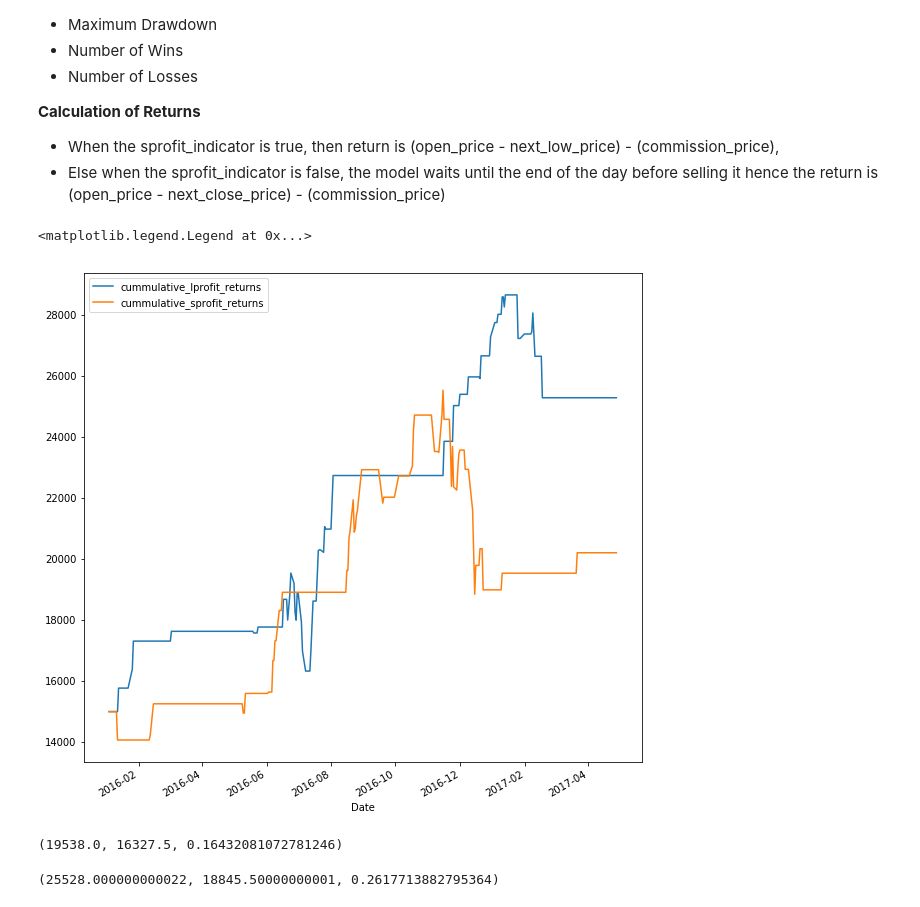
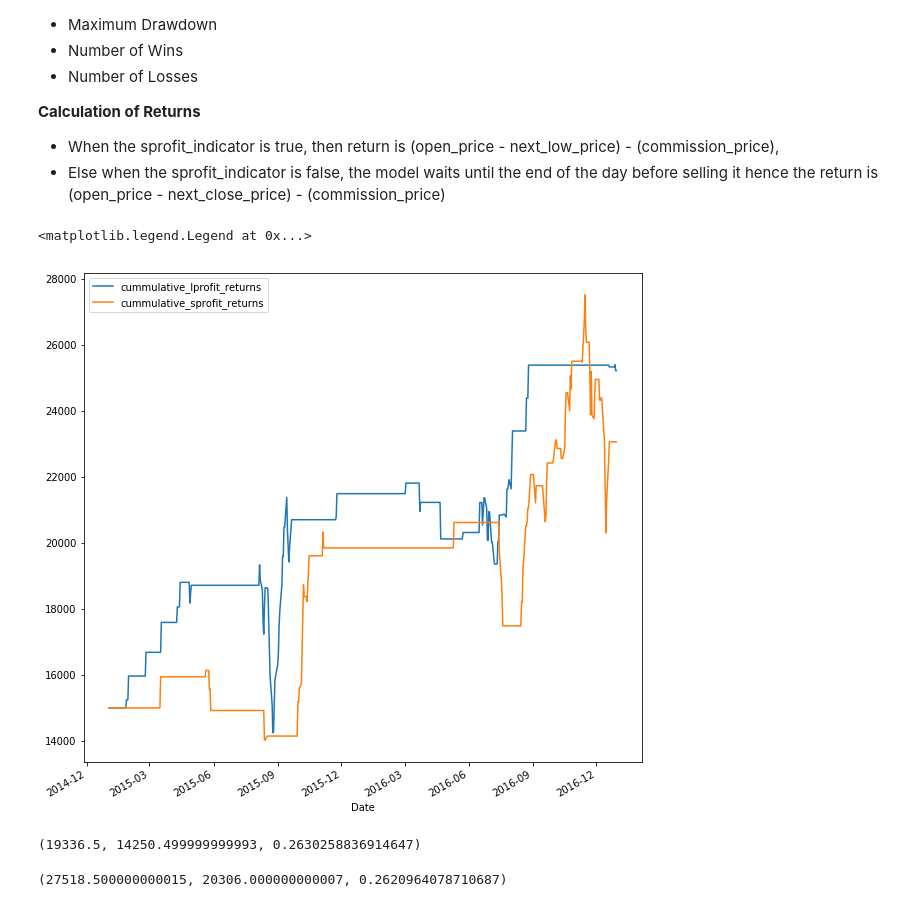
Before and after one commit to praveenbysani/cl3ofunds, a Jupyter notebook: FCPO_Modeling.ipynb, the cells around one changed output. Saved outputs shown, nothing was run; the diff lists cells and outputs as text; code cells hidden in the pictures.

```diff
--- a/FCPO_Modeling.ipynb
+++ b/FCPO_Modeling.ipynb
@@ -156,7 +153,7 @@ fcpo_sprofit_traindata,fcpo_sprofit_trainlabels,fcpo_sprofit_testdata,fcpo_sprof
 # %% [markdown]
 #### Random Forrest
 # %%
-rf_sprofit= RandomForestClassifier(n_estimators=300,max_depth=12,min_samples_split=4,
+rf_sprofit= RandomForestClassifier(n_estimators=300,max_depth=20,min_samples_split=4,
                                   min_samples_leaf=4,criterion='entropy')
 rf_sprofit,rf_sprofit_cval_scores=buil_cross_validated_model(rf_sprofit,fcpo_sprofit_traindata,fcpo_sprofit_trainlabels,
                                                                 fcpo_tsplit)
@@ -166,8 +163,8 @@ rf_sprofit_test_predlabels=rf_sprofit.predict(fcpo_sprofit_testdata)
 # %% [markdown]
 #### GBM
 # %%
-gbm_sprofit=GradientBoostingClassifier(n_estimators=200,max_depth=15,min_samples_leaf=4,
-                                       min_samples_split=4,learning_rate=0.1)
+gbm_sprofit=GradientBoostingClassifier(n_estimators=200,max_depth=20,min_samples_leaf=2,
+                                       min_samples_split=2,learning_rate=0.05)
 gbm_sprofit,gbm_sprofit_cval_scores=buil_cross_validated_model(gbm_sprofit,fcpo_sprofit_traindata,fcpo_sprofit_trainlabels,
                                                                 fcpo_tsplit)
 gbm_sprofit_test_proba=gbm_sprofit.predict_proba(fcpo_sprofit_testdata)
@@ -175,3 +174,11 @@ gbm_sprofit_test_predlabels=gbm_sprofit.predict(fcpo_sprofit_testdata)
+# %%
+xgb_sprofit=xgboost.XGBClassifier(objective='reg:logistic',max_depth=20,n_estimators=300,learning_rate=0.05,gamma=0,
+                                    subsample=0.8,colsample_bytree=0.8,n_jobs=-1)
+
+xgb_sprofit.fit(fcpo_sprofit_traindata,np.ravel(fcpo_sprofit_trainlabels),eval_set=[(fcpo_sprofit_traindata, fcpo_sprofit_trainlabels)],
+                eval_metric="auc",early_stopping_rounds=10,verbose=False)
+
+xgb_sprofit_test_predlabels=xgb_sprofit.predict(fcpo_sprofit_testdata)
 # %% [markdown]
 ## Evaluation of Models
 # %% [markdown]
@@ -266,32 +287,36 @@ fcpo_eval_df=fcpo_data_daily[['Open','High','Low','next_1low','next_1high','next
             left_index=True,right_index=True).merge(
     pd.DataFrame(gbm_lprofit_test_predlabels,columns=['gbm_lprofit_prediction'],index=fcpo_lprofit_testlabels.index),
             left_index=True,right_index=True).merge(
+    pd.DataFrame(xgb_lprofit_test_predlabels,columns=['xgb_lprofit_prediction'],index=fcpo_lprofit_testlabels.index),
+            left_index=True,right_index=True).merge(
     pd.DataFrame(gbm_sprofit_test_predlabels,columns=['gbm_sprofit_prediction'],index=fcpo_sprofit_testlabels.index),
             left_index=True,right_index=True).merge(
     pd.DataFrame(rf_sprofit_test_predlabels,columns=['rf_sprofit_prediction'],index=fcpo_sprofit_testlabels.index),
+            left_index=True,right_index=True).merge(
+    pd.DataFrame(xgb_sprofit_test_predlabels,columns=['xgb_sprofit_prediction'],index=fcpo_lprofit_testlabels.index),
             left_index=True,right_index=True)
 
-fcpo_eval_df['lprofit_returns']=fcpo_eval_df.apply(lambda x: calculate_long_returns(x,'lprofit_ind_1pct','gbm_lprofit_prediction',30,25,0.02),axis=1)
+fcpo_eval_df['lprofit_returns']=fcpo_eval_df.apply(lambda x: calculate_long_returns(x,'lprofit_ind_1pct','xgb_lprofit_prediction',30,25,0.02),axis=1)
 fcpo_eval_df=fcpo_eval_df.assign(cummulative_lprofit_returns=fcpo_eval_df['lprofit_returns'].cumsum())
 
-fcpo_eval_df['sprofit_returns']=fcpo_eval_df.apply(lambda x: calculate_short_returns(x,'sprofit_ind_1pct','gbm_sprofit_prediction',30,25,0.02),axis=1)
+fcpo_eval_df['sprofit_returns']=fcpo_eval_df.apply(lambda x: calculate_short_returns(x,'sprofit_ind_1pct','xgb_sprofit_prediction',30,25,0.02),axis=1)
 fcpo_eval_df=fcpo_eval_df.assign(cummulative_sprofit_returns=fcpo_eval_df['sprofit_returns'].cumsum())
 
 fcpo_eval_df=fcpo_eval_df.assign(cummulative_lprofit_returns=fcpo_eval_df['cummulative_lprofit_returns']+15000,
             cummulative_sprofit_returns=fcpo_eval_df['cummulative_sprofit_returns']+15000)
 # %%
 plt.figure(figsize=(10,10))
-fcpo_eval_df['2016-01-01':'2017-05-01']['cummulative_lprofit_returns'].plot()
-fcpo_eval_df['2016-01-01':'2017-05-01']['cummulative_sprofit_returns'].plot()
+fcpo_eval_df['2015-01-01':'2017-05-01']['cummulative_lprofit_returns'].plot()
+fcpo_eval_df['2015-01-01':'2017-05-01']['cummulative_sprofit_returns'].plot()
 plt.legend()
 # %% [output]
 <matplotlib.legend.Legend at 0x...>
-[figure, old version]
+[figure, new version]
 # %%
-max_drawdown(fcpo_eval_df['2016-01-01':'2017-05-01']['cummulative_lprofit_returns'])
+max_drawdown(fcpo_eval_df['2015-01-01':'2017-05-01']['cummulative_lprofit_returns'])
 # %% [output]
-(19538.0, 16327.5, 0.16432081072781246)
+(19336.5, 14250.499999999993, 0.2630258836914647)
 # %%
-max_drawdown(fcpo_eval_df['2016-01-01':'2017-05-01']['cummulative_sprofit_returns'])
+max_drawdown(fcpo_eval_df['2015-01-01':'2017-05-01']['cummulative_sprofit_returns'])
 # %% [output]
-(25528.000000000022, 18845.50000000001, 0.2617713882795364)
+(27518.500000000015, 20306.000000000007, 0.2620964078710687)
```
Also changed, not shown: parts of 18 cells of this notebook, 3 other files.
